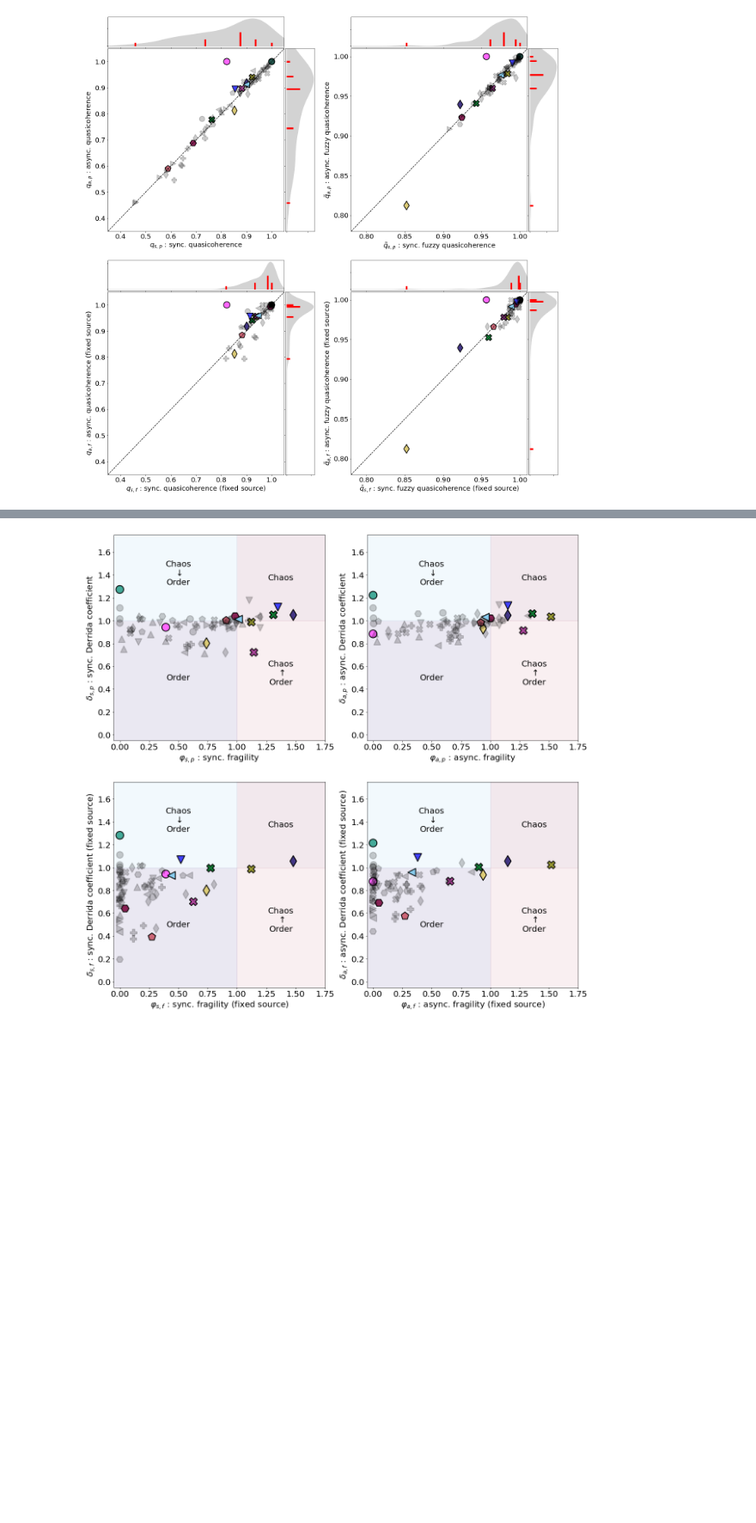
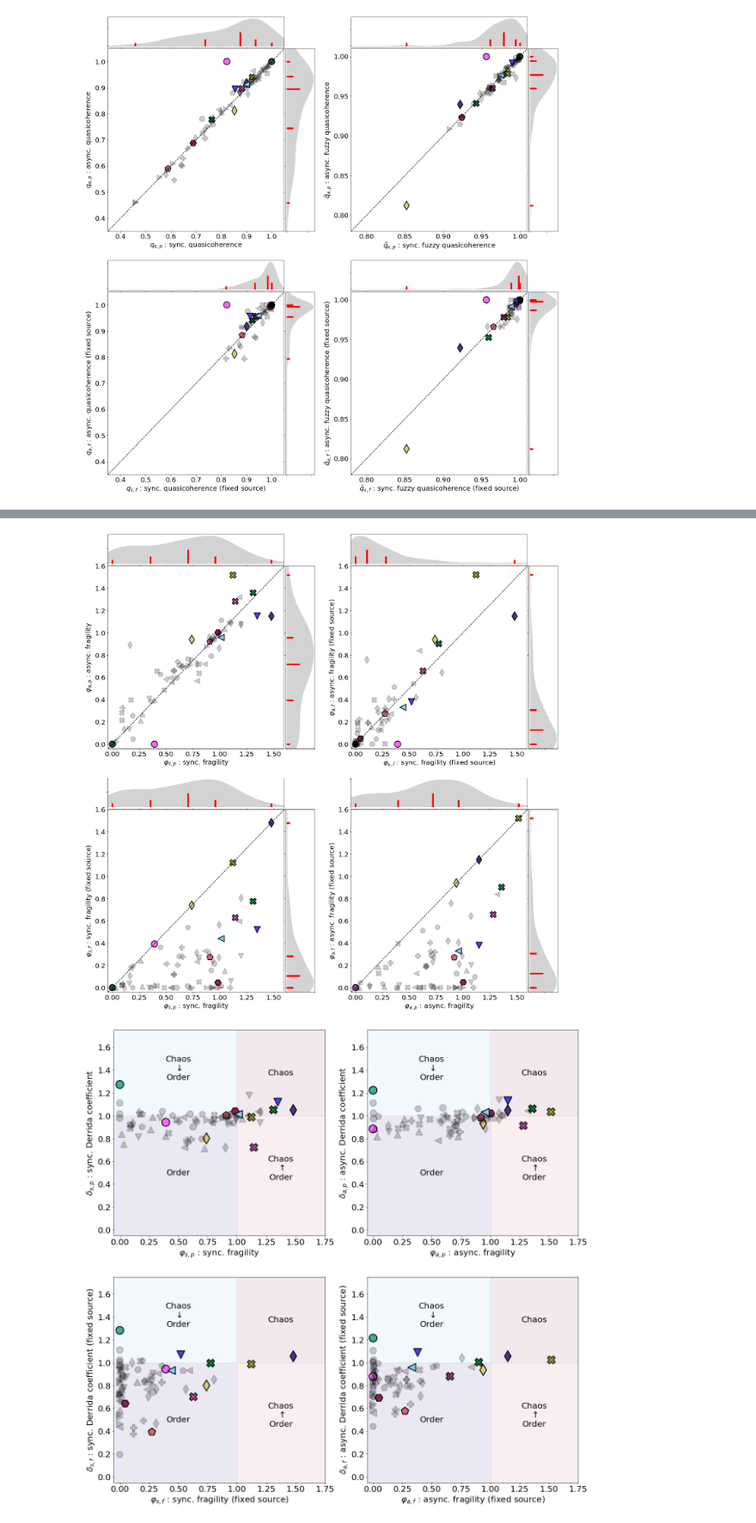
Before and after one commit to kyuhyongpark/cubewalkers-analysis, a Jupyter notebook: perturbation_output_analysis.ipynb, the cells around one changed output, grey strips where cells are left out. Shown at 86% size. Cells and saved outputs as stored; diff of their text form; code cells hidden in the pictures; blank space fills up the shorter version.

```diff
--- a/perturbation_output_analysis.ipynb
+++ b/perturbation_output_analysis.ipynb
@@ -486,3 +322,20 @@ plt.show()
+# %%
+vars = [
+    [
+        (PlotVar('SF',-0.04,1.6),PlotVar('AF',-0.04,1.6)),
+        (PlotVar('SFNS',-0.04,1.6),PlotVar('AFNS',-0.04,1.6)),
+    ],
+    [
+        (PlotVar('SF',-0.04,1.6),PlotVar('SFNS',-0.04,1.6)),
+        (PlotVar('AF',-0.04,1.6),PlotVar('AFNS',-0.04,1.6)),
+    ],
+]
+
+fig = comparison_plots(vars)
+fig.savefig(f'./data/{models_dir}/figures/fragility_comparison.png',bbox_inches='tight')
+fig.savefig(f'./data/{models_dir}/figures/fragility_comparison.pdf',bbox_inches='tight')
+# %% [output]
+[figure, added]
 # %%
 region_alpha = 0.1
 cmap = plt.cm.get_cmap('coolwarm')
```
Also changed, not shown: parts of 10 cells of this notebook, 13 other files.
